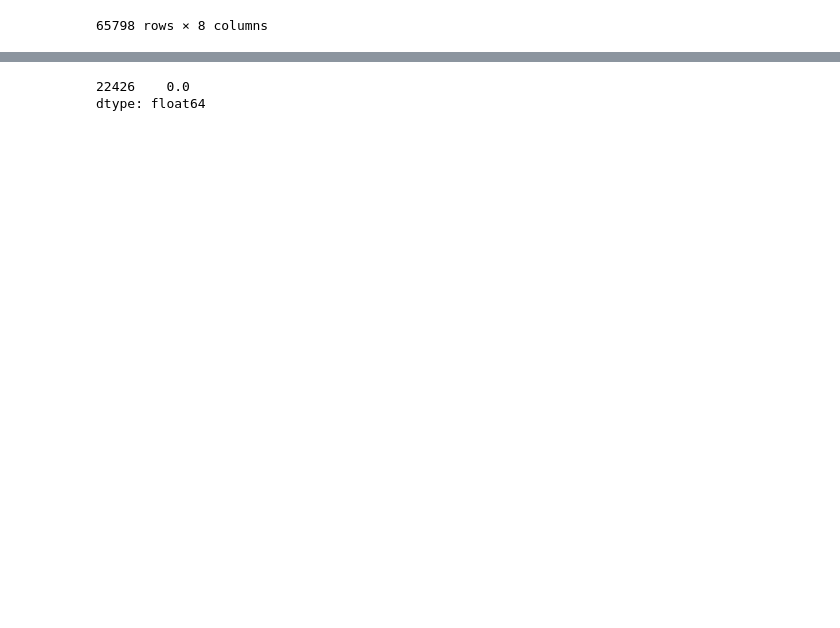
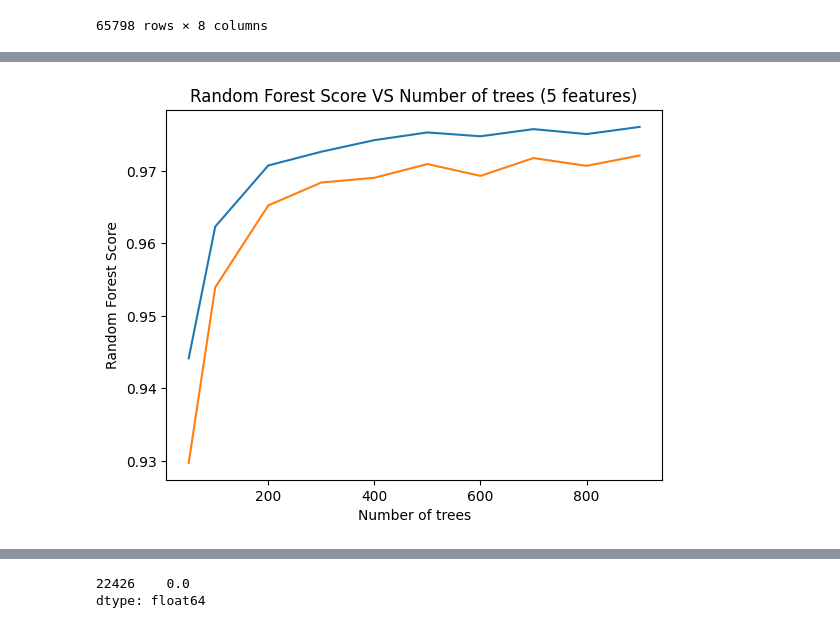
Before and after one commit to Thomasaujoux/food-classification, a Jupyter notebook: Data_Preprocessing/NLP.ipynb, the cells around one changed output, grey strips where cells are left out. Drawn from its saved outputs; the diff is of its cells as text; code cells hidden in the pictures; blank space fills up the shorter version.

```diff
--- a/Data_Preprocessing/NLP.ipynb
+++ b/Data_Preprocessing/NLP.ipynb
@@ -248,0 +262,38 @@ A compléter
+# %%
+def vectorization(max_features, df):
+    vectorizer = TfidfVectorizer(smooth_idf=True,
+                             max_features = max_features,
+                             ngram_range = (1,2),
+                             token_pattern='(?u)\\b\\w\\w*\\b'
+                             )
+    words = vectorizer.fit_transform(df.words)
+    df2 = pd.DataFrame(words.todense()).rename(columns=dict(zip(vectorizer.vocabulary_.values(),
+                                                                vectorizer.vocabulary_.keys())))
+    new_df = pd.concat([df[["Code_produit", "Secteur", "Famille"]], df2], axis=1)
+    new_df = new_df.drop(labels=22426, axis=0)
+    y = new_df[["Secteur"]]
+    df_features = new_df.drop(["Code_produit", "Secteur", "Famille"], axis=1)
+    X_train, X_test, y_train, y_test = train_test_split(df_features, y, test_size=0.2, shuffle=True, random_state=42)
+    return(X_train, X_test, y_train, y_test)
+# %%
+import matplotlib.pyplot as plt
+
+opt_table_estimators_accuracy=list()
+opt_table_estimators_f1=list()
+list_para = [50, 100, 200, 300, 400, 500, 600, 700, 800, 900]
+
+for i in list_para:
+    X_train, X_test, y_train, y_test = vectorization(i, df)
+    forest=RFC(criterion = 'entropy', class_weight = "balanced")
+    forest.fit(X_train, y_train)
+    output=forest.predict(X_test)
+    opt_table_estimators_accuracy.append(metrics.accuracy_score(y_test, output))
+    opt_table_estimators_f1.append(metrics.f1_score(y_test, output, average='macro'))
+plt.plot(list_para, opt_table_estimators_accuracy)
+plt.plot(list_para, opt_table_estimators_f1)
+plt.xlabel('Number of trees')
+plt.ylabel('Random Forest Score')
+plt.title('Random Forest Score VS Number of trees (5 features)')
+plt.show()
+# %% [output]
+[figure, added]
```
Also changed, not shown: parts of 8 cells of this notebook, 3 other files.
